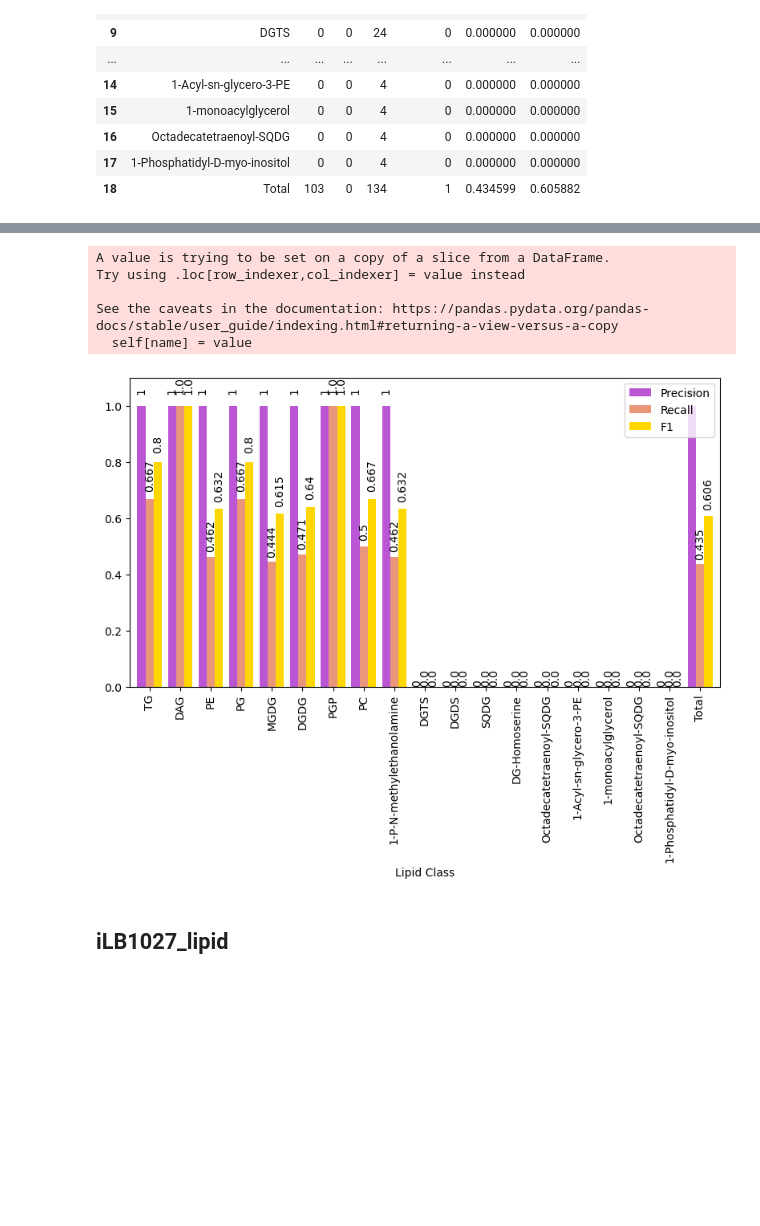
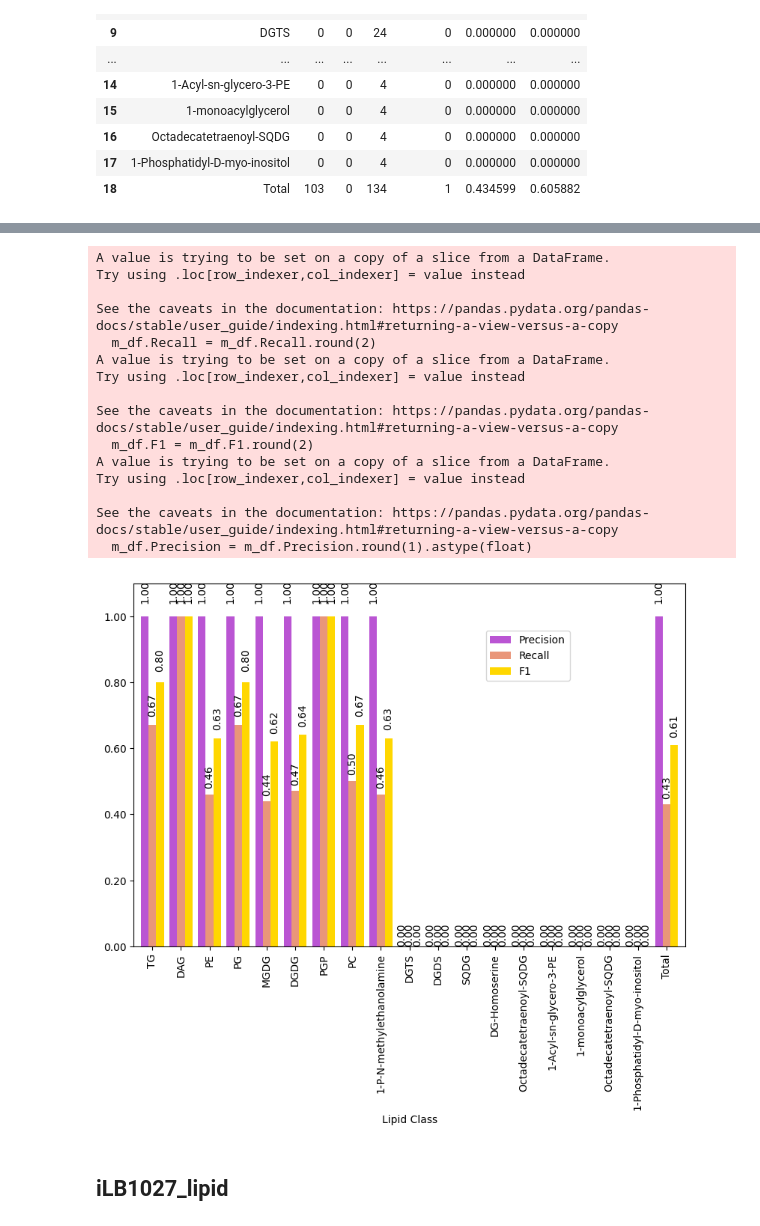
Before and after one commit to AdrianoSilva19/Thesis_Suport, a Jupyter notebook: RdKit_Lipid_GEMA/Graph_results.ipynb, the cells around one changed output, grey strips where cells are left out. Drawn from its saved outputs; the diff is of its cells as text; code cells hidden in the pictures; blank space fills up the shorter version.

```diff
--- a/RdKit_Lipid_GEMA/Graph_results.ipynb
+++ b/RdKit_Lipid_GEMA/Graph_results.ipynb
@@ -31,4 +31,5 @@ df
 # %%
+from matplotlib.ticker import StrMethodFormatter
 
 # plotting graph for lipid class representation
 lc=df.iloc[0:15].plot(x="Lipid Class", y=["TP","FN", "FP"], kind="bar",color=("green","orange","red"),width=0.8,figsize=(8, 5))
@@ -41,18 +42,27 @@ for p in lc.patches:
 
 plt.show()
 
-# plotting graph for metrics
-m_df =df[["Lipid Class","Precision","Recall","F1"]]
-m_df.Recall=m_df.Recall.round(3)
-m_df.F1=m_df.F1.round(3)
+# Plotting graph for metrics
+m_df = df[["Lipid Class", "Precision", "Recall", "F1"]]
+m_df.Recall = m_df.Recall.round(2)
+m_df.F1 = m_df.F1.round(2)
+m_df.Precision = m_df.Precision.round(2).astype(float)
 
-mt=m_df.plot(x="Lipid Class", y=["Precision", "Recall","F1"], kind="bar",color=("mediumorchid","darksalmon","gold"),width=0.8,figsize=(8, 5))
+# Create the barplot
+mt = m_df.plot(x="Lipid Class", y=["Precision", "Recall", "F1"], kind="bar", color=("mediumorchid", "darksalmon", "gold"), width=0.8, figsize=(8, 6.2))
 
 # Set y-axis scale and limit
 mt.set_ylim(0, 1.1)
+
+# Format y-axis labels with two decimal places
+mt.yaxis.set_major_formatter(StrMethodFormatter("{x:.2f}"))
+
+# Annotate the bars
 for p in mt.patches:
-    mt.annotate(str(p.get_height()), (p.get_x() + p.get_width() / 2, p.get_height() * 1.04),ha='center', va='bottom', rotation=90)
+    mt.annotate(f"{p.get_height():.2f}", (p.get_x() + p.get_width() / 2, p.get_height() * 1.04), ha='center', va='bottom', rotation=90)
+
 # Show the plot
+plt.legend(bbox_to_anchor=[0.8, 0.8], loc='center right')
 plt.show()
 # %% [output]
 [figure]
@@ -85,38 +110,55 @@ df
 # %%
 
 
 # plotting graph for lipid class representation
 lc=df.iloc[0:18].plot(x="Lipid Class", y=["TP","FN", "FP"], kind="bar",color=("green","orange","red"),width=0.8,figsize=(9, 5))
 
 # Set y-axis scale and limit
 lc.set_ylim(0, 35)
 for p in lc.patches:
     lc.annotate(str(p.get_height()), (p.get_x() + p.get_width() / 2, p.get_height() * 1.04),ha='center', va='bottom', rotation=90)
 # Show the plot
 
 plt.show()
+m_df = df[["Lipid Class", "Precision", "Recall", "F1"]]
+m_df.Recall = m_df.Recall.round(2)
+m_df.F1 = m_df.F1.round(2)
+m_df.Precision = m_df.Precision.round(1).astype(float)
 
-# plotting graph for metrics
-m_df =df[["Lipid Class","Precision","Recall","F1"]]
-m_df.Recall=m_df.Recall.round(3)
-m_df.F1=m_df.F1.round(3)
-
-mt=m_df.plot(x="Lipid Class", y=["Precision", "Recall","F1"], kind="bar",color=("mediumorchid","darksalmon","gold"),width=0.8,figsize=(9.5, 5))
+# Create the barplot
+mt = m_df.plot(x="Lipid Class", y=["Precision", "Recall", "F1"], kind="bar", color=("mediumorchid", "darksalmon", "gold"), width=0.8, figsize=(9.5, 6.3))
 
 # Set y-axis scale and limit
 mt.set_ylim(0, 1.1)
+
+# Format y-axis labels with two decimal places
+mt.yaxis.set_major_formatter(StrMethodFormatter("{x:.2f}"))
+
+# Annotate the bars
 for p in mt.patches:
-    mt.annotate(str(p.get_height()), (p.get_x() + p.get_width() / 2, p.get_height() * 1.04),ha='center', va='bottom', rotation=90)
+    mt.annotate(f"{p.get_height():.2f}", (p.get_x() + p.get_width() / 2, p.get_height() * 1.04), ha='center', va='bottom', rotation=90)
+
 # Show the plot
+plt.legend(bbox_to_anchor=[0.8, 0.8], loc='center right')
 plt.show()
 # %% [output]
 [figure]
 A value is trying to be set on a copy of a slice from a DataFrame.
 Try using .loc[row_indexer,col_indexer] = value instead
 
 See the caveats in the documentation: https://pandas.pydata.org/pandas-docs/stable/user_guide/indexing.html#returning-a-view-versus-a-copy
-  self[name] = value
+  m_df.Recall = m_df.Recall.round(2)
+A value is trying to be set on a copy of a slice from a DataFrame.
+Try using .loc[row_indexer,col_indexer] = value instead
+
+See the caveats in the documentation: https://pandas.pydata.org/pandas-docs/stable/user_guide/indexing.html#returning-a-view-versus-a-copy
+  m_df.F1 = m_df.F1.round(2)
+A value is trying to be set on a copy of a slice from a DataFrame.
+Try using .loc[row_indexer,col_indexer] = value instead
+
+See the caveats in the documentation: https://pandas.pydata.org/pandas-docs/stable/user_guide/indexing.html#returning-a-view-versus-a-copy
+  m_df.Precision = m_df.Precision.round(1).astype(float)
-[figure, old version]
+[figure, new version]
 # %% [markdown]
 ## iLB1027_lipid
 # %%
```
Also changed, not shown: parts of 13 cells of this notebook, 16 other files.
